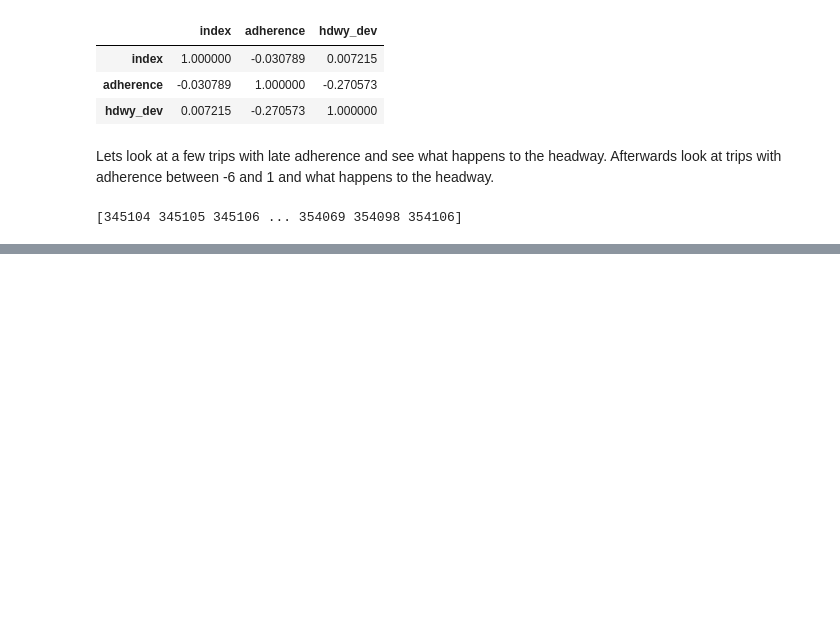
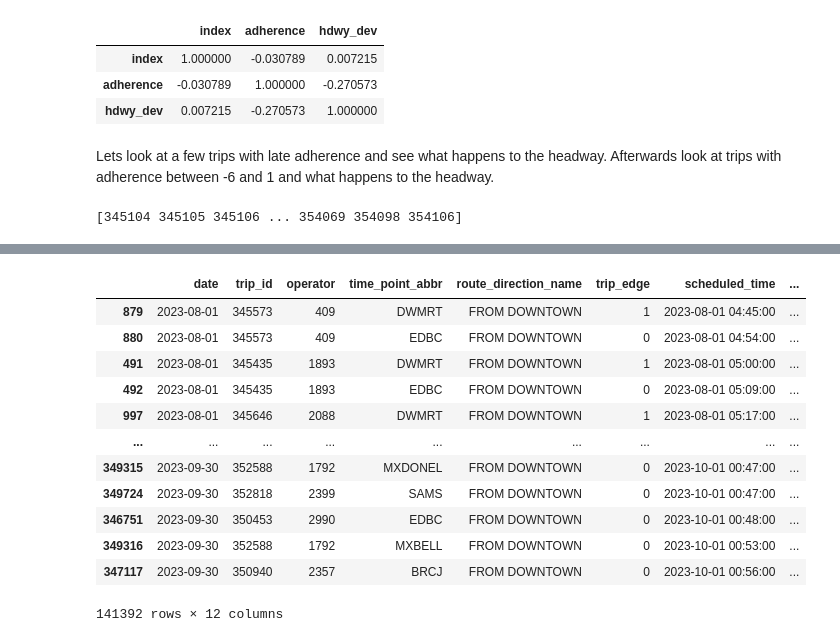
Before and after one commit to NSS-Data-Analytics-Cohort-12/wego-python-da12-python-spice-lattes, a Jupyter notebook: notebooks/WeGo.ipynb, the cells around one changed output, grey strips where cells are left out. Cells and saved outputs as stored; diff of their text form; code cells hidden in the pictures; blank space fills up the shorter version.

```diff
--- a/notebooks/WeGo.ipynb
+++ b/notebooks/WeGo.ipynb
@@ -123,0 +148,27 @@ TypeError: 'Series' object is not callable
+# %%
+# Grabbing all data on stop CV23 going from downtown
+stop_cv23_fromdt = (wego
+    # .loc[wego['route_abbr'] == 22]
+    .loc[wego['route_direction_name'] == 'FROM DOWNTOWN']
+    # .loc[wego['time_point_abbr'] == 'CV23']
+     .dropna(subset=['hdwy_dev'])
+    [['date', 'trip_id', 'operator', 'time_point_abbr','route_direction_name', 'trip_edge',
+      'scheduled_time', 'actual_departure_time',
+      'scheduled_hdwy', 'actual_hdwy', 'hdwy_dev','adherence'
+     ]]
+    .sort_values(['date', 'scheduled_time']))
+stop_cv23_fromdt
+# %% [output]
+|  | date | trip_id | operator | time_point_abbr | route_direction_name | trip_edge | scheduled_time | ... |
+| 879 | 2023-08-01 | 345573 | 409 | DWMRT | FROM DOWNTOWN | 1 | 2023-08-01 04:45:00 | ... |
+| 880 | 2023-08-01 | 345573 | 409 | EDBC | FROM DOWNTOWN | 0 | 2023-08-01 04:54:00 | ... |
+| 491 | 2023-08-01 | 345435 | 1893 | DWMRT | FROM DOWNTOWN | 1 | 2023-08-01 05:00:00 | ... |
+| 492 | 2023-08-01 | 345435 | 1893 | EDBC | FROM DOWNTOWN | 0 | 2023-08-01 05:09:00 | ... |
+| 997 | 2023-08-01 | 345646 | 2088 | DWMRT | FROM DOWNTOWN | 1 | 2023-08-01 05:17:00 | ... |
+| ... | ... | ... | ... | ... | ... | ... | ... | ... |
+| 349315 | 2023-09-30 | 352588 | 1792 | MXDONEL | FROM DOWNTOWN | 0 | 2023-10-01 00:47:00 | ... |
+| 349724 | 2023-09-30 | 352818 | 2399 | SAMS | FROM DOWNTOWN | 0 | 2023-10-01 00:47:00 | ... |
+| 346751 | 2023-09-30 | 350453 | 2990 | EDBC | FROM DOWNTOWN | 0 | 2023-10-01 00:48:00 | ... |
+| 349316 | 2023-09-30 | 352588 | 1792 | MXBELL | FROM DOWNTOWN | 0 | 2023-10-01 00:53:00 | ... |
+| 347117 | 2023-09-30 | 350940 | 2357 | BRCJ | FROM DOWNTOWN | 0 | 2023-10-01 00:56:00 | ... |
+141392 rows × 12 columns
```
Also changed, not shown: parts of 13 cells of this notebook.
